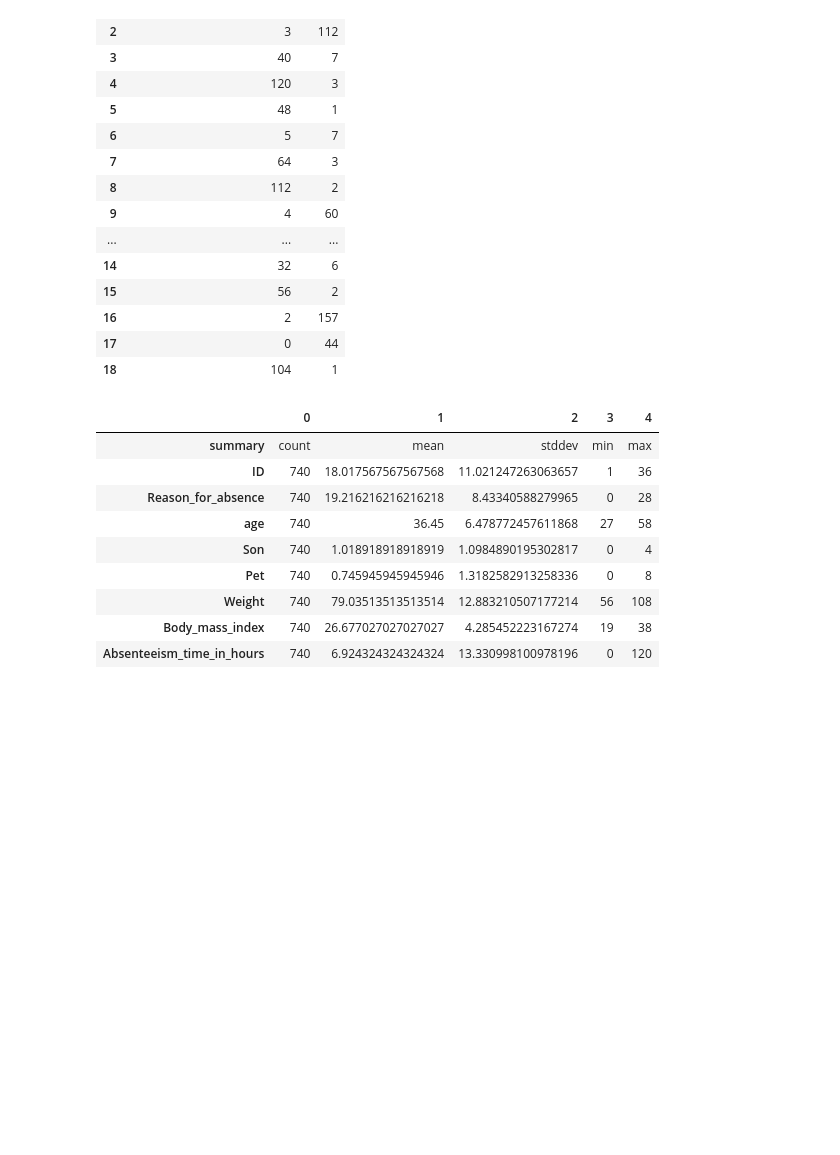
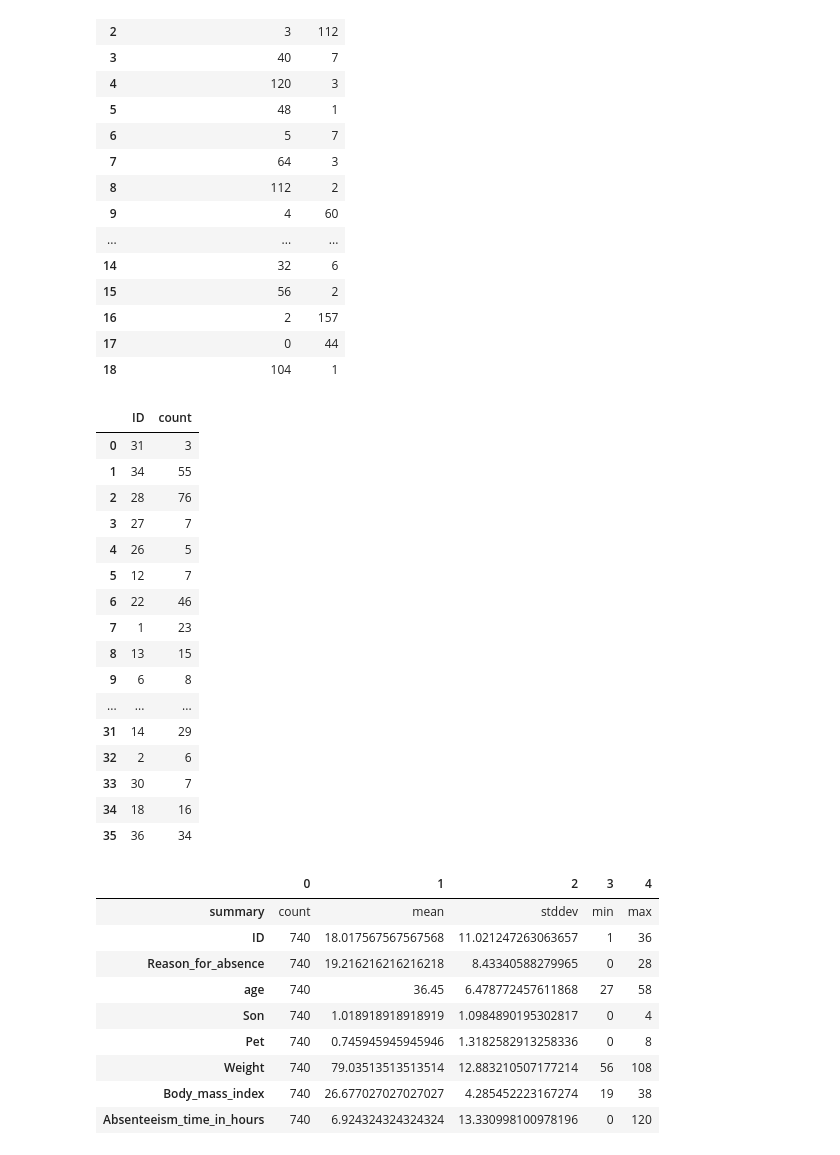
Before and after one commit to weirongSusan/project1, a Jupyter notebook: Logistic regression.ipynb, the cells around one changed output. Drawn from its saved outputs; the diff is of its cells as text; code cells hidden in the pictures; blank space fills up the shorter version.

```diff
--- a/Logistic regression.ipynb
+++ b/Logistic regression.ipynb
@@ -176,6 +176,27 @@ df.groupby('absenteeism_time_in_hours').count().toPandas()
 | 16 | 2 | 157 |
 | 17 | 0 | 44 |
 | 18 | 104 | 1 |
+# %%
+# We can use group by and count to find out how many data points we have for each class in our predictor.
+df.groupby('ID').count().toPandas()
+# %% [output]
+|  | ID | count |
+| 0 | 31 | 3 |
+| 1 | 34 | 55 |
+| 2 | 28 | 76 |
+| 3 | 27 | 7 |
+| 4 | 26 | 5 |
+| 5 | 12 | 7 |
+| 6 | 22 | 46 |
+| 7 | 1 | 23 |
+| 8 | 13 | 15 |
+| 9 | 6 | 8 |
+| ... | ... | ... |
+| 31 | 14 | 29 |
+| 32 | 2 | 6 |
+| 33 | 30 | 7 |
+| 34 | 18 | 16 |
+| 35 | 36 | 34 |
 # %%
 # Using a for loop to find all columns that belong to the integer data type.
 numeric_features = [t[0] for t in df.dtypes if t[1] == 'int']
```
